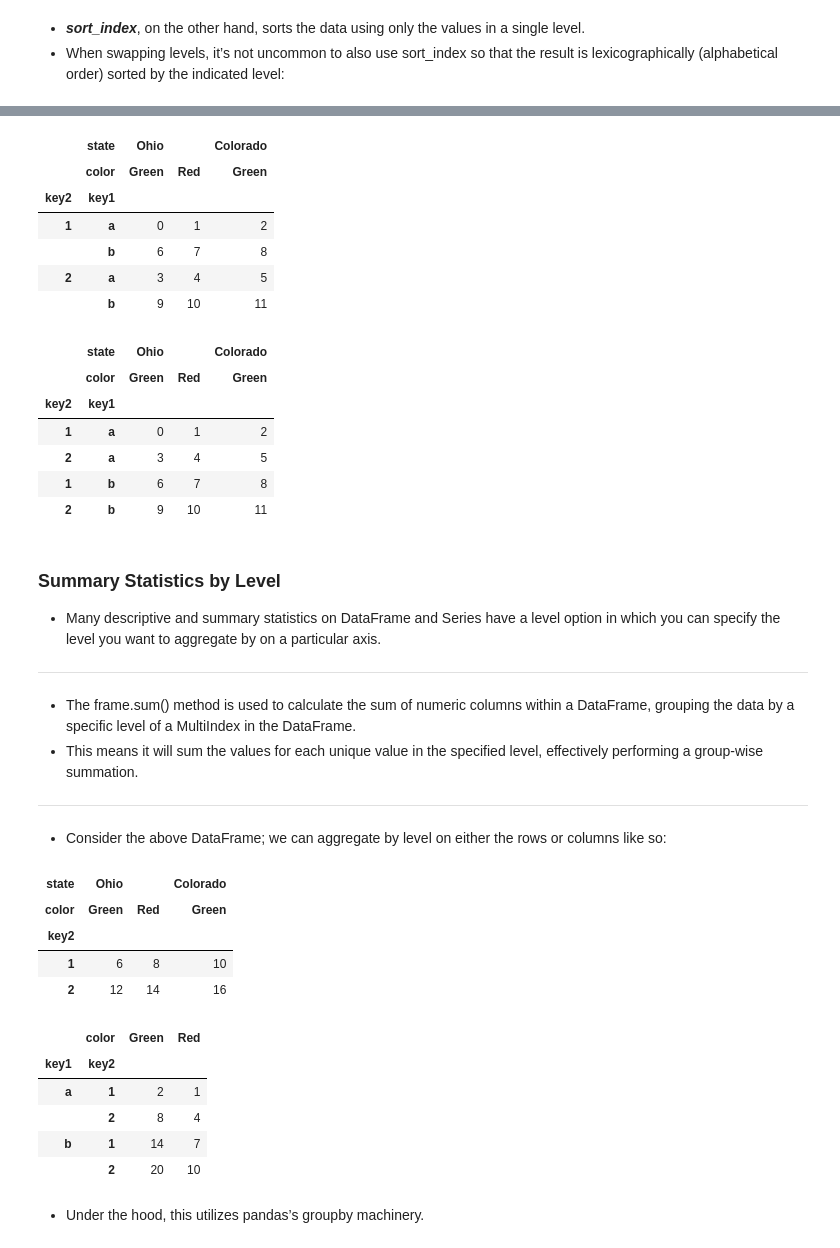
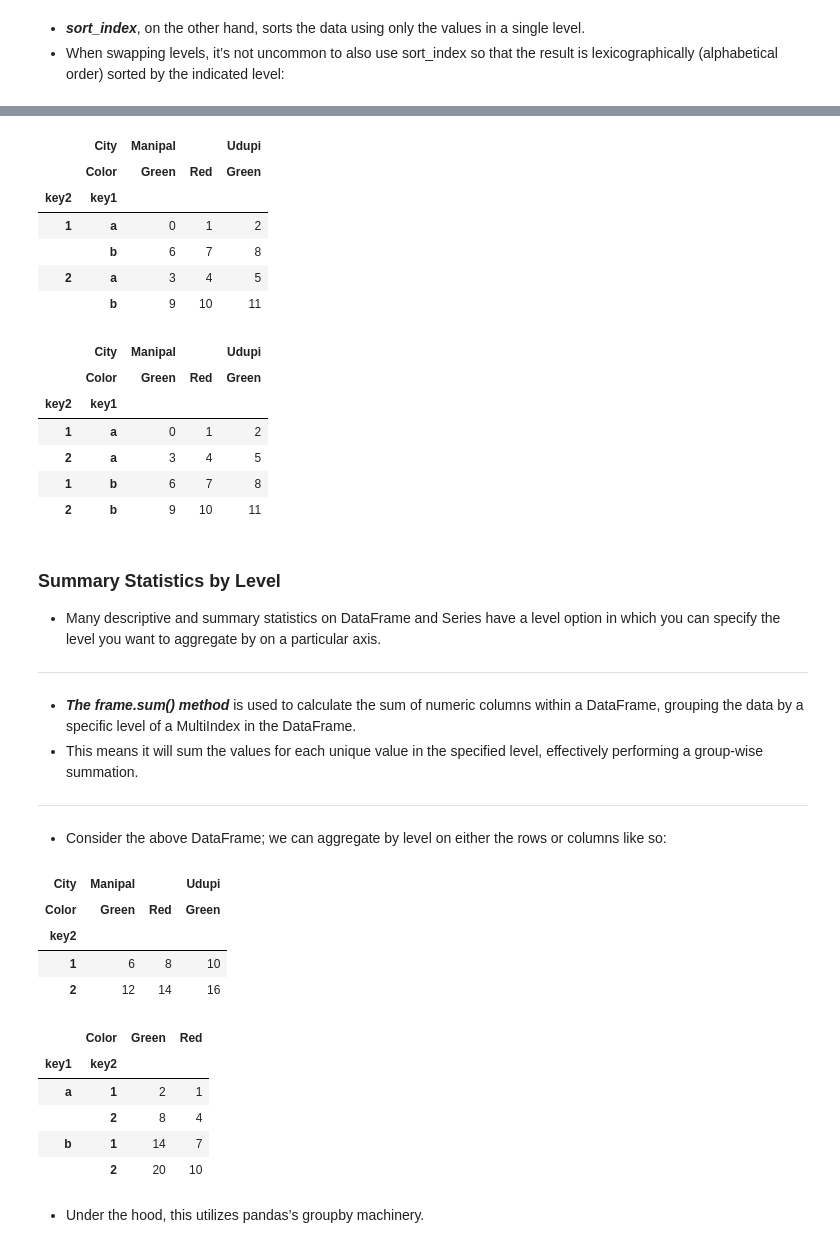
Before and after one commit to adityab24840/PDV-Lab, a Jupyter notebook: Unit 2/Join_Combine,_Reshape_2023_24_AIML.ipynb, the cells around one changed output, grey strips where cells are left out. Saved outputs shown, nothing was run; the diff lists cells and outputs as text; code cells hidden in the pictures.

```diff
--- a/Unit 2/Join_Combine,_Reshape_2023_24_AIML.ipynb
+++ b/Unit 2/Join_Combine,_Reshape_2023_24_AIML.ipynb
@@ -106,7 +106,7 @@ dtype: float64
 # %%
 frame = pd.DataFrame(np.arange(12).reshape((4, 3)),
                      index=[['a', 'a', 'b', 'b'], [1, 2, 1, 2]],
-                     columns=[['Ohio', 'Ohio', 'Colorado'],
+                     columns=[['Manipal', 'Manipal', 'Udupi'],
                               ['Green', 'Red', 'Green']])
 frame
 # %% [output]
@@ -124,4 +133,4 @@ frame.index.names = ['key1', 'key2']
 # %%
-frame.columns.names = ['state', 'color']
+frame.columns.names = ['City', 'Color']
 frame
 # %% [output]
@@ -174,8 +183,8 @@ frame.sort_index(level=1) # # Sorting by the second level (level=1) of the Multi
 # %%
 frame.swaplevel(0, 1).sort_index(level=0)  # Swap the levels of the MultiIndex (0 and 1), then sort by the first level
 # %% [output]
-|  | state | Ohio |  | Colorado |
-|  | color | Green | Red | Green |
+|  | City | Manipal |  | Udupi |
+|  | Color | Green | Red | Green |
 | key2 | key1 |  |  |  |
 | 1 | a | 0 | 1 | 2 |
 |  | b | 6 | 7 | 8 |
@@ -184,8 +193,8 @@ frame.swaplevel(0, 1).sort_index(level=0)  # Swap the levels of the MultiIndex (
 # %%
 frame.swaplevel(0, 1).sort_index(level=1) # Swap the levels of the MultiIndex (0 and 1), then sort by the second level
 # %% [output]
-|  | state | Ohio |  | Colorado |
-|  | color | Green | Red | Green |
+|  | City | Manipal |  | Udupi |
+|  | Color | Green | Red | Green |
 | key2 | key1 |  |  |  |
 | 1 | a | 0 | 1 | 2 |
 | 2 | a | 3 | 4 | 5 |
@@ -196,22 +205,22 @@ frame.swaplevel(0, 1).sort_index(level=1) # Swap the levels of the MultiIndex (0
 
 * Many descriptive and summary statistics on DataFrame and Series have a level option in which you can specify the level you want to aggregate by on a particular axis.
 ---
-* The frame.sum() method is used to calculate the sum of numeric columns within a DataFrame, grouping the data by a specific level of a MultiIndex in the DataFrame.
+* ***The frame.sum() method*** is used to calculate the sum of numeric columns within a DataFrame, grouping the data by a specific level of a MultiIndex in the DataFrame.
 * This means it will sum the values for each unique value in the specified level, effectively performing a group-wise summation.
 ---
 * Consider the above DataFrame; we can aggregate by level on either the rows or columns like so:
 # %%
 frame.sum(level='key2') # Sum the values in each group based on 'key2' level
 # %% [output]
-| state | Ohio |  | Colorado |
-| color | Green | Red | Green |
+| City | Manipal |  | Udupi |
+| Color | Green | Red | Green |
 | key2 |  |  |  |
 | 1 | 6 | 8 | 10 |
 | 2 | 12 | 14 | 16 |
 # %%
-frame.sum(level='color', axis=1) # # Sum the values in each group based on level level='color', axis=1 Green is Added
+frame.sum(level='Color', axis=1) # # Sum the values in each group based on level level='color', axis=1 Green is Added
 # %% [output]
-|  | color | Green | Red |
+|  | Color | Green | Red |
 | key1 | key2 |  |  |
 | a | 1 | 2 | 1 |
 |  | 2 | 8 | 4 |
```
Also changed, not shown: parts of 35 cells of this notebook.
